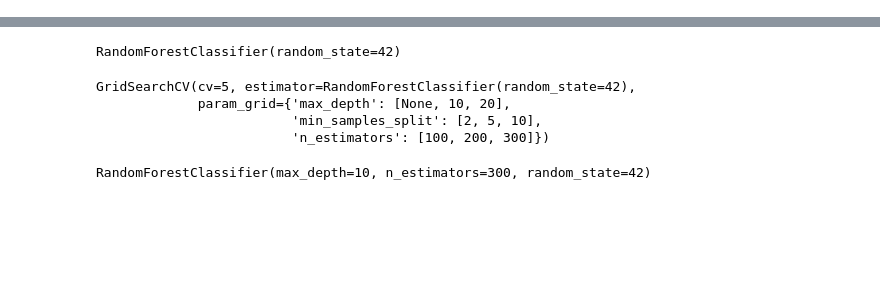
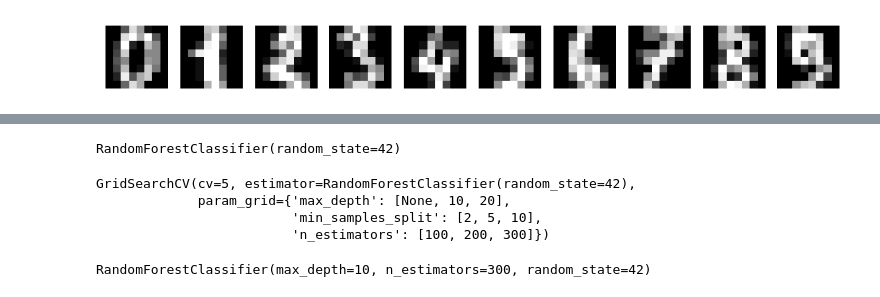
Before and after one commit to skills-cogrammar/C7-Lecture-Backpack, a Jupyter notebook: 3 - Data Science (DS)/Week 10/6 - Saturday/Code/image_processing_simple.ipynb, the cells around one changed output, grey strips where cells are left out. Saved outputs shown, nothing was run; the diff lists cells and outputs as text; code cells hidden in the pictures; blank space fills up the shorter version.

```diff
--- a/3 - Data Science (DS)/Week 10/6 - Saturday/Code/image_processing_simple.ipynb
+++ b/3 - Data Science (DS)/Week 10/6 - Saturday/Code/image_processing_simple.ipynb
@@ -32,0 +14,9 @@ mnist
+# %%
+# Show the first 10 images
+fig, ax = plt.subplots(1, 10, figsize=(10, 1))
+for i in range(10):
+    ax[i].imshow(X[i].reshape(8, 8), cmap='gray')
+    ax[i].axis('off')
+plt.show()
+# %% [output]
+[figure, added]
```
Also changed, not shown: parts of 12 cells of this notebook, 2 other files.
